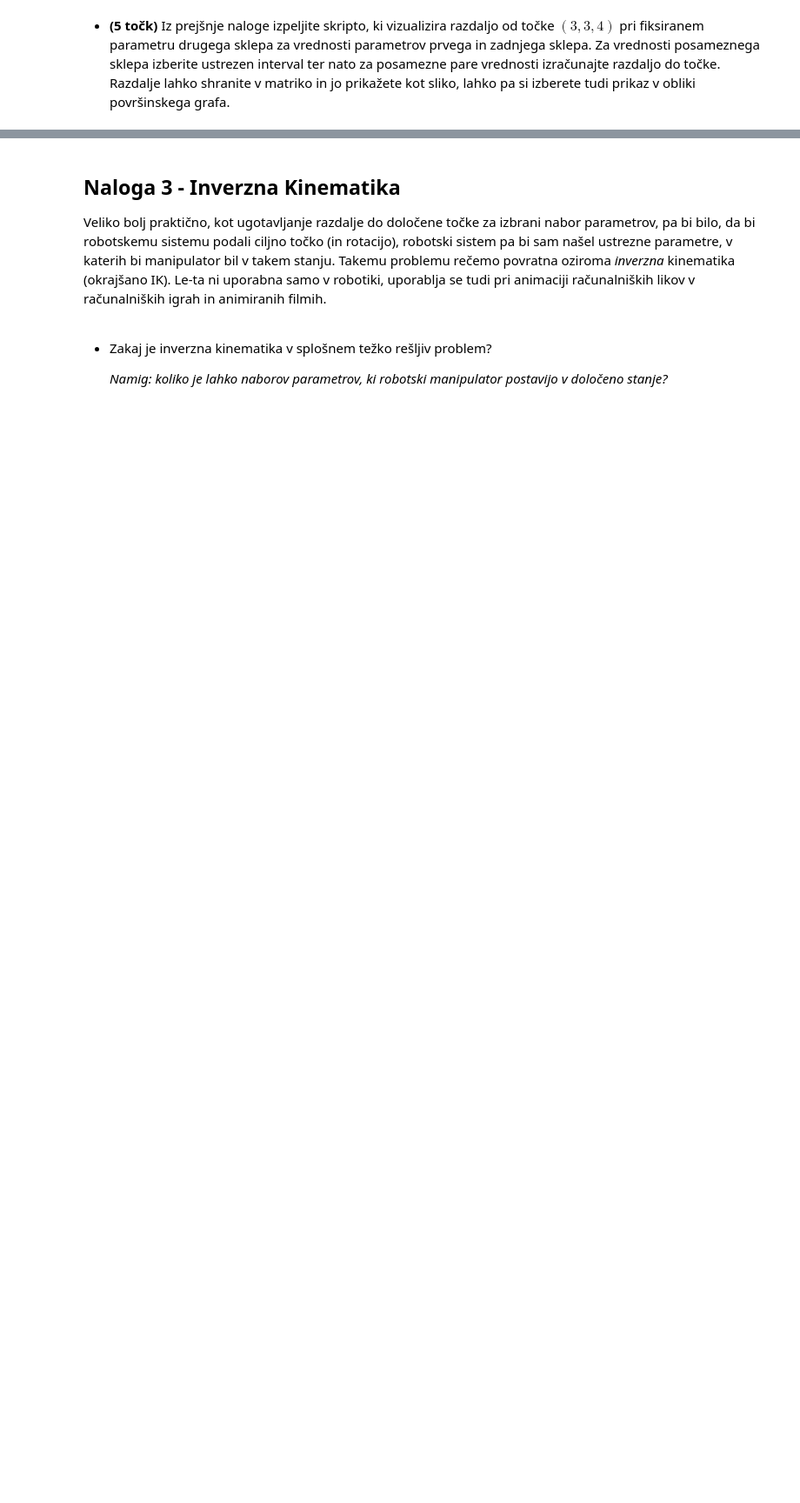
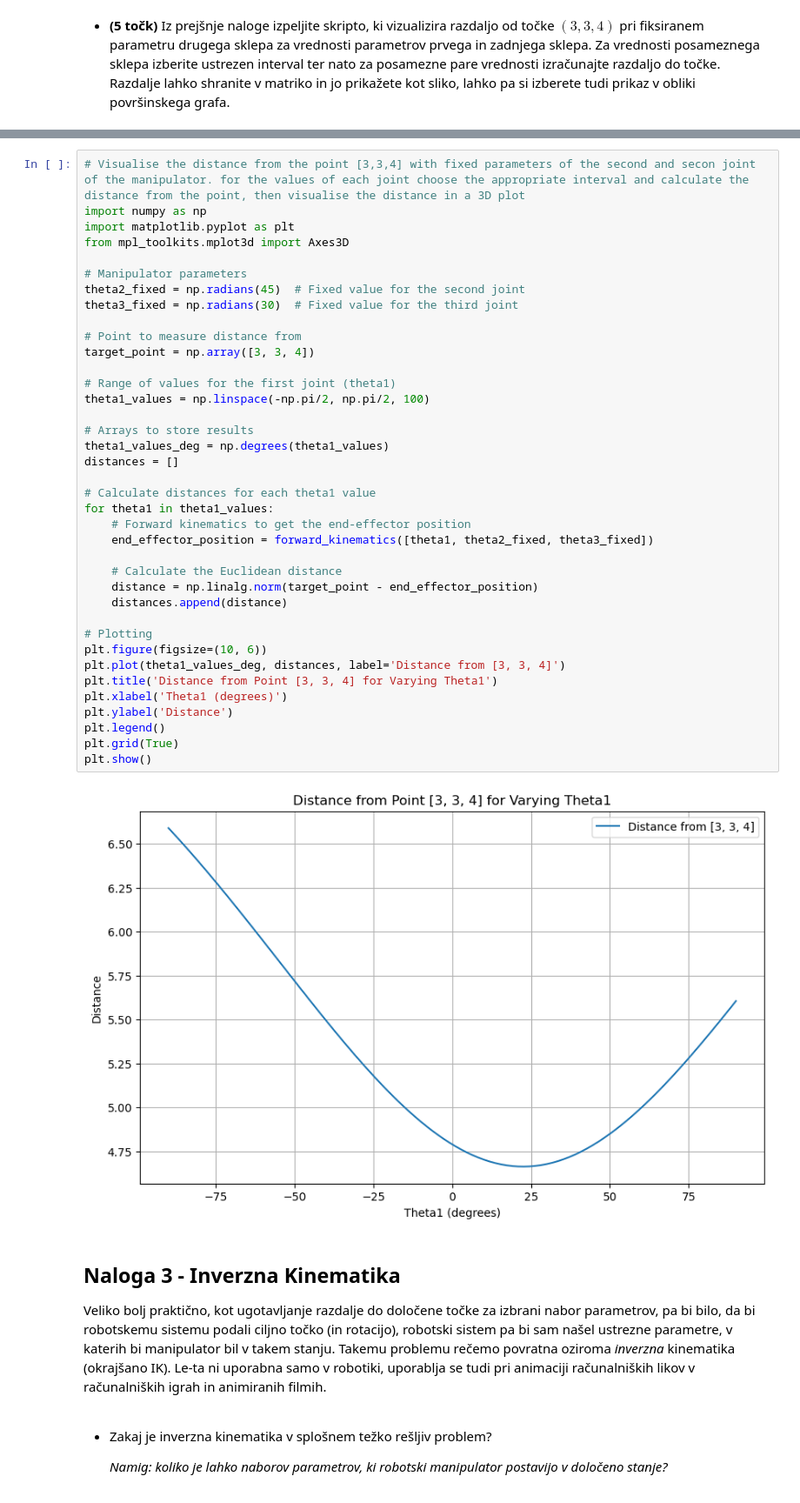
Before and after one commit to TiborKoderman/rrz, a Jupyter notebook: vaja3/vaja3.ipynb, the cells around one changed output, grey strips where cells are left out. Shown at 87% size. Saved outputs shown, nothing was run; the diff lists cells and outputs as text; blank space fills up the shorter version.

```diff
--- a/vaja3/vaja3.ipynb
+++ b/vaja3/vaja3.ipynb
@@ -341,3 +384,43 @@ show_system(axes, antropomorphic_manipulator(0, 0, 0)[2])
+# %%
+# Visualise the distance from the point [3,3,4] with fixed parameters of the second and secon joint of the manipulator. for the values of each joint choose the appropriate interval and calculate the distance from the point, then visualise the distance in a 3D plot
+import numpy as np
+import matplotlib.pyplot as plt
+from mpl_toolkits.mplot3d import Axes3D
+
+# Manipulator parameters
+theta2_fixed = np.radians(45)  # Fixed value for the second joint
+theta3_fixed = np.radians(30)  # Fixed value for the third joint
+
+# Point to measure distance from
+target_point = np.array([3, 3, 4])
+
+# Range of values for the first joint (theta1)
+theta1_values = np.linspace(-np.pi/2, np.pi/2, 100)
+
+# Arrays to store results
+theta1_values_deg = np.degrees(theta1_values)
+distances = []
+
+# Calculate distances for each theta1 value
+for theta1 in theta1_values:
+    # Forward kinematics to get the end-effector position
+    end_effector_position = forward_kinematics([theta1, theta2_fixed, theta3_fixed])
+
+    # Calculate the Euclidean distance
+    distance = np.linalg.norm(target_point - end_effector_position)
+    distances.append(distance)
+
+# Plotting
+plt.figure(figsize=(10, 6))
+plt.plot(theta1_values_deg, distances, label='Distance from [3, 3, 4]')
+plt.title('Distance from Point [3, 3, 4] for Varying Theta1')
+plt.xlabel('Theta1 (degrees)')
+plt.ylabel('Distance')
+plt.legend()
+plt.grid(True)
+plt.show()
+# %% [output]
+[figure, added]
 # %% [markdown]
 ## Naloga 3 - Inverzna Kinematika
 
```
Also changed, not shown: parts of 16 cells of this notebook.
